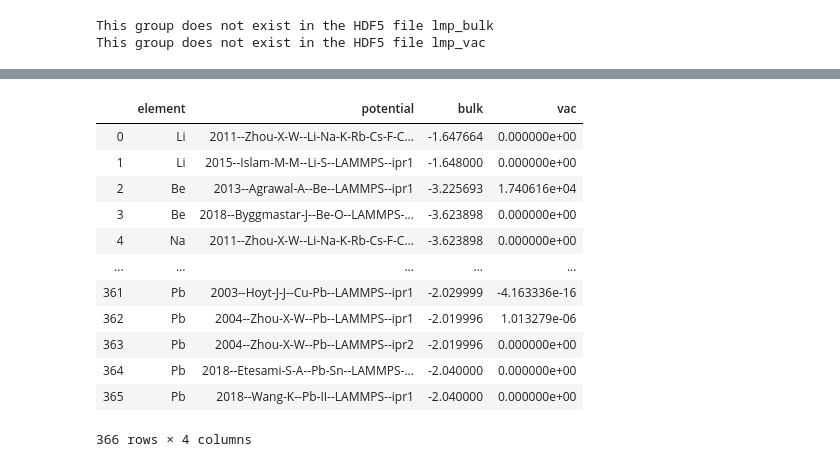
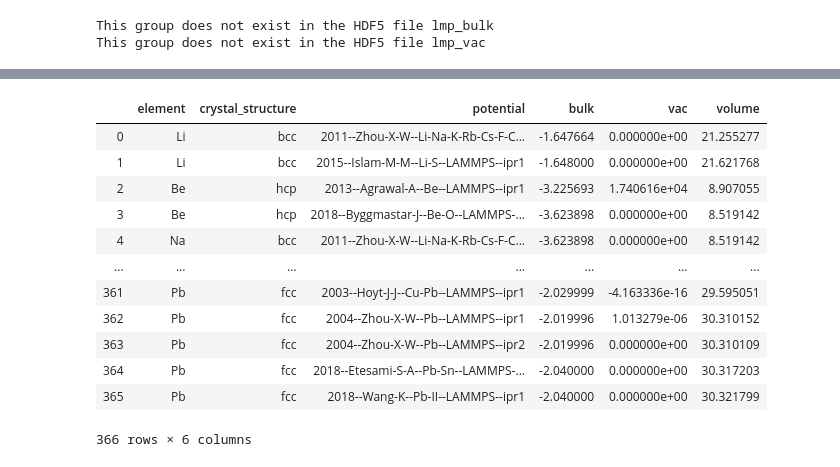
Before and after one commit to jan-janssen/cohesive-energy, a Jupyter notebook: cohesive-energy.ipynb, the cells around one changed output, grey strips where cells are left out. Saved outputs shown, nothing was run; the diff lists cells and outputs as text; code cells hidden in the pictures.

```diff
--- a/cohesive-energy.ipynb
+++ b/cohesive-energy.ipynb
@@ -43,6 +43,18 @@ not_working_potential_lst = [
     '2012--Ward-D-K--Cd-Te--LAMMPS--ipr1',
     '2015--Broqvist-P--Ce-O--LAMMPS--ipr1',
     '2015--Thompson-A-P--Ta--LAMMPS--ipr1',
+    # Test
+    '2018--Dickel-D-E--Mg-Al-Zn--LAMMPS--ipr1',
+    '2015--Pascuet-M-I--Al-U--LAMMPS--ipr1',
+    '2009--Kim-H-K--Fe-Ti-C--LAMMPS--ipr1',
+    '2015--Ko-W-S--Ni-Ti--LAMMPS--ipr2',
+    '2013--Bonny-G--Fe-Cr-W--LAMMPS--ipr1',
+    '2013--Bonny-G--Fe-Cr-W-LAMMPS--ipr1',
+    '2014--Liyanage-L-S-I--Fe-C--LAMMPS--ipr1',
+    '1985--Foiles-S-M--Ni-Cu--LAMMPS--ipr1',
+    '1986--Foiles-S-M--Ag-Au-Cu-Ni-Pd-Pt--LAMMPS--ipr1',
+    '1989--Adams-J-B--Ag-Au-Cu-Ni-Pd-Pt--LAMMPS--ipr1',
+    '2015--Asadi-E--Ni--LAMMPS--ipr1',
 ]
 # %%
 element_potential_dict
@@ -101,10 +113,11 @@ def calc_bulk(potential_lst, element, pr, size=5, job_bulk=None):
         if pot not in not_working_potential_lst:
             job_bulk.potential = pot
             job_bulk.run()
+    volume_lst = (job_bulk.output.volume / len(structure_bulk)).tolist()
     energy_lst = (job_bulk.output.energy_tot / len(structure_bulk)).tolist()
     if close_job:
         job_bulk.interactive_close()
-    return energy_lst
+    return energy_lst, volume_lst
 # %%
 def calc_vac(potential_lst, element, pr, job_vac=None, size=50.):
     if job_vac is None:
@@ -132,25 +145,31 @@ element_lst = []
 potential_lst = []
 bulk_energy_lst = []
 vac_energy_lst = []
+crystal_structure_lst = []
+volume_lst = []
 for k, v in element_potential_dict.items():
     ref = reference_states[atomic_numbers[k]]
     if ref is not None and ref['symmetry'] in ['bcc', 'hcp', 'fcc'] and len(v) != 0:
-        bulk_energy = calc_bulk(
+        bulk_energy, bulk_volume = calc_bulk(
             potential_lst=v,
             element=k,
             pr=pr,
             size=5,
             job_bulk=job_bulk,
-        )[-len(v):]
+        )
+        bulk_energy = bulk_energy[-len(v):]
+        bulk_volume = bulk_volume[-len(v):]
         vac_energy = calc_vac(
             potential_lst=v,
             element=k,
             pr=pr,
             job_vac=job_vac,
         )[-len(v):]
-        for p, b, z in zip(v, bulk_energy, vac_energy):
+        for p, b, z, s in zip(v, bulk_energy, vac_energy, bulk_volume):
             element_lst.append(k)
             potential_lst.append(p)
             bulk_energy_lst.append(b)
             vac_energy_lst.append(z)
+            volume_lst.append(s)
+            crystal_structure_lst.append(ref['symmetry'])
 # %% [output]
@@ -175,19 +187,19 @@ dataset:  6 pair_coeff 6 6 ptu6.txt
 job_bulk.interactive_close()
 job_vac.interactive_close()
 # %%
-df = pandas.DataFrame({'element': element_lst, 'potential': potential_lst, 'bulk': bulk_energy_lst, 'vac': vac_energy_lst})
+df = pandas.DataFrame({'element': element_lst, 'crystal_structure': crystal_structure_lst, 'potential': potential_lst, 'bulk': bulk_energy_lst, 'vac': vac_energy_lst, 'volume': volume_lst})
 df
 # %% [output]
-|  | element | potential | bulk | vac |
-| 0 | Li | 2011--Zhou-X-W--Li-Na-K-Rb-Cs-F-C... | -1.647664 | 0.000000e+00 |
-| 1 | Li | 2015--Islam-M-M--Li-S--LAMMPS--ipr1 | -1.648000 | 0.000000e+00 |
-| 2 | Be | 2013--Agrawal-A--Be--LAMMPS--ipr1 | -3.225693 | 1.740616e+04 |
-| 3 | Be | 2018--Byggmastar-J--Be-O--LAMMPS-... | -3.623898 | 0.000000e+00 |
-| 4 | Na | 2011--Zhou-X-W--Li-Na-K-Rb-Cs-F-C... | -3.623898 | 0.000000e+00 |
-| ... | ... | ... | ... | ... |
-| 361 | Pb | 2003--Hoyt-J-J--Cu-Pb--LAMMPS--ipr1 | -2.029999 | -4.163336e-16 |
-| 362 | Pb | 2004--Zhou-X-W--Pb--LAMMPS--ipr1 | -2.019996 | 1.013279e-06 |
-| 363 | Pb | 2004--Zhou-X-W--Pb--LAMMPS--ipr2 | -2.019996 | 0.000000e+00 |
-| 364 | Pb | 2018--Etesami-S-A--Pb-Sn--LAMMPS-... | -2.040000 | 0.000000e+00 |
-| 365 | Pb | 2018--Wang-K--Pb-II--LAMMPS--ipr1 | -2.040000 | 0.000000e+00 |
+|  | element | crystal_structure | potential | bulk | vac | volume |
+| 0 | Li | bcc | 2011--Zhou-X-W--Li-Na-K-Rb-Cs-F-C... | -1.647664 | 0.000000e+00 | 21.255277 |
+| 1 | Li | bcc | 2015--Islam-M-M--Li-S--LAMMPS--ipr1 | -1.648000 | 0.000000e+00 | 21.621768 |
+| 2 | Be | hcp | 2013--Agrawal-A--Be--LAMMPS--ipr1 | -3.225693 | 1.740616e+04 | 8.907055 |
+| 3 | Be | hcp | 2018--Byggmastar-J--Be-O--LAMMPS-... | -3.623898 | 0.000000e+00 | 8.519142 |
+| 4 | Na | bcc | 2011--Zhou-X-W--Li-Na-K-Rb-Cs-F-C... | -3.623898 | 0.000000e+00 | 8.519142 |
+| ... | ... | ... | ... | ... | ... | ... |
+| 361 | Pb | fcc | 2003--Hoyt-J-J--Cu-Pb--LAMMPS--ipr1 | -2.029999 | -4.163336e-16 | 29.595051 |
+| 362 | Pb | fcc | 2004--Zhou-X-W--Pb--LAMMPS--ipr1 | -2.019996 | 1.013279e-06 | 30.310152 |
+| 363 | Pb | fcc | 2004--Zhou-X-W--Pb--LAMMPS--ipr2 | -2.019996 | 0.000000e+00 | 30.310109 |
+| 364 | Pb | fcc | 2018--Etesami-S-A--Pb-Sn--LAMMPS-... | -2.040000 | 0.000000e+00 | 30.317203 |
+| 365 | Pb | fcc | 2018--Wang-K--Pb-II--LAMMPS--ipr1 | -2.040000 | 0.000000e+00 | 30.321799 |
-366 rows × 4 columns
+366 rows × 6 columns
```
Also changed, not shown: parts of 2 cells of this notebook.
